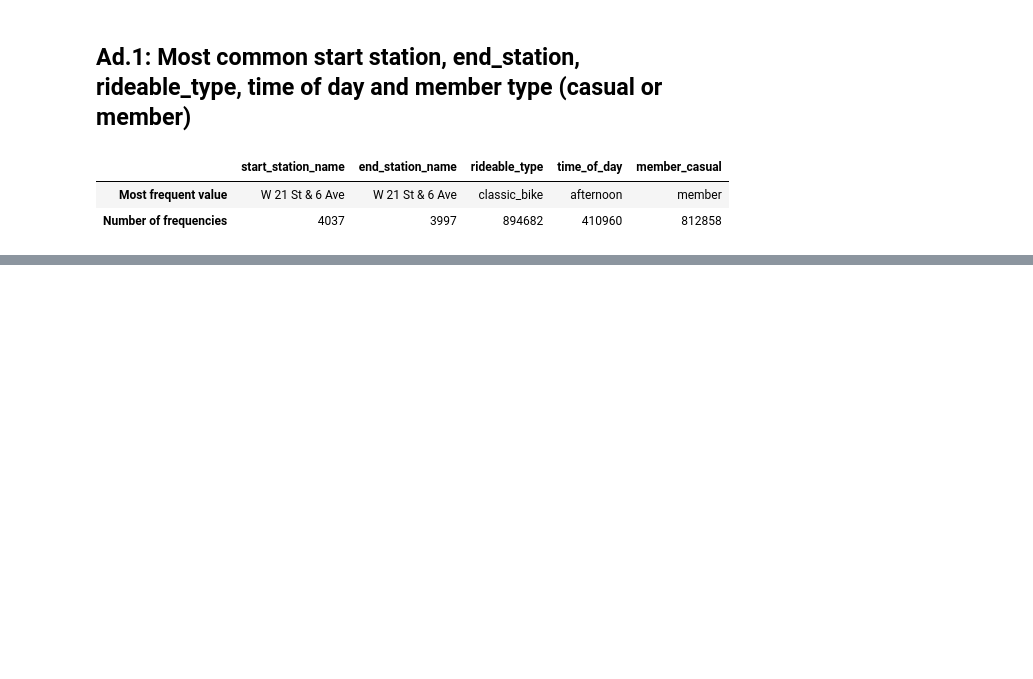
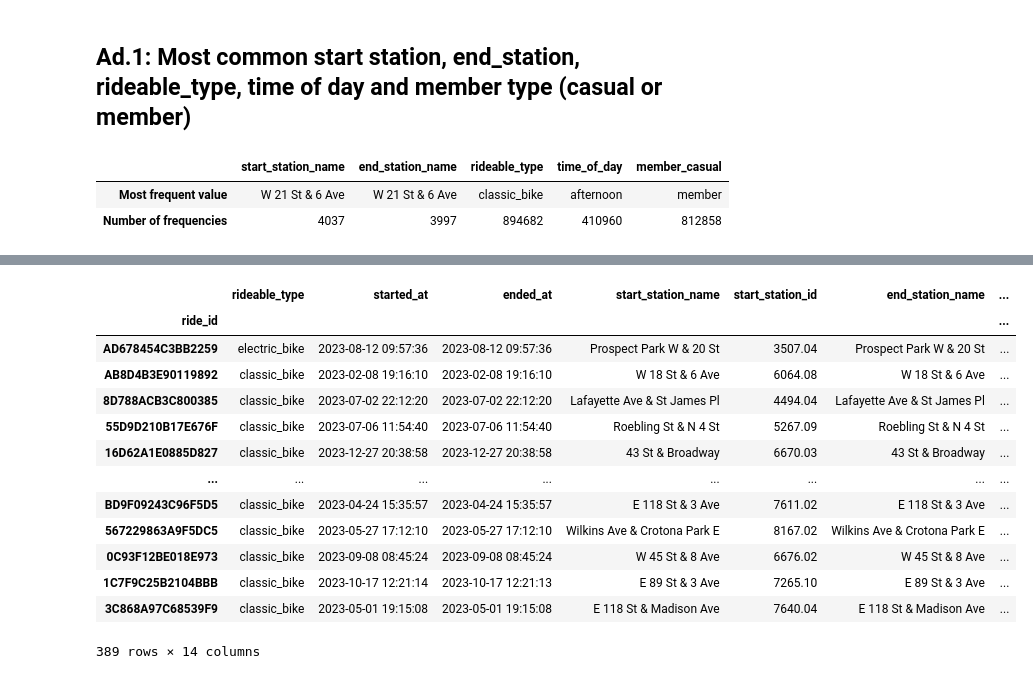
Before and after one commit to PawelG-WWA/Public_Projects, a Jupyter notebook: DataAnalysis/Citi_BikeRide/citi_bike_ride_share_analysis.ipynb, the cells around one changed output, grey strips where cells are left out. Drawn from its saved outputs; the diff is of its cells as text; code cells hidden in the pictures; blank space fills up the shorter version.

Commit message:
added some basic description for ride_duration analysis

```diff
--- a/DataAnalysis/Citi_BikeRide/citi_bike_ride_share_analysis.ipynb
+++ b/DataAnalysis/Citi_BikeRide/citi_bike_ride_share_analysis.ipynb
@@ -332,0 +347,26 @@ top_frequencies
+# %%
+# let's see how many negative durations we calculated and what may be a problem (have negative ride duation or ride duration is equal to 0)
+df_citibike[df_citibike['ride_duration[s]'] <= 0]
+
+# there are not too many negative time durations, there are only 389 such cases
+#
+# Cause of the negative time duration is clear - started_at is bigger than ended_at
+#
+# We cannot say if they should be replaced with one another or is this some other kind of error
+#
+# I will just remove such observations
+# %% [output]
+|  | rideable_type | started_at | ended_at | start_station_name | start_station_id | end_station_name | ... |
+| ride_id |  |  |  |  |  |  | ... |
+| AD678454C3BB2259 | electric_bike | 2023-08-12 09:57:36 | 2023-08-12 09:57:36 | Prospect Park W & 20 St | 3507.04 | Prospect Park W & 20 St | ... |
+| AB8D4B3E90119892 | classic_bike | 2023-02-08 19:16:10 | 2023-02-08 19:16:10 | W 18 St & 6 Ave | 6064.08 | W 18 St & 6 Ave | ... |
+| 8D788ACB3C800385 | classic_bike | 2023-07-02 22:12:20 | 2023-07-02 22:12:20 | Lafayette Ave & St James Pl | 4494.04 | Lafayette Ave & St James Pl | ... |
+| 55D9D210B17E676F | classic_bike | 2023-07-06 11:54:40 | 2023-07-06 11:54:40 | Roebling St & N 4 St | 5267.09 | Roebling St & N 4 St | ... |
+| 16D62A1E0885D827 | classic_bike | 2023-12-27 20:38:58 | 2023-12-27 20:38:58 | 43 St & Broadway | 6670.03 | 43 St & Broadway | ... |
+| ... | ... | ... | ... | ... | ... | ... | ... |
+| BD9F09243C96F5D5 | classic_bike | 2023-04-24 15:35:57 | 2023-04-24 15:35:57 | E 118 St & 3 Ave | 7611.02 | E 118 St & 3 Ave | ... |
+| 567229863A9F5DC5 | classic_bike | 2023-05-27 17:12:10 | 2023-05-27 17:12:10 | Wilkins Ave & Crotona Park E | 8167.02 | Wilkins Ave & Crotona Park E | ... |
+| 0C93F12BE018E973 | classic_bike | 2023-09-08 08:45:24 | 2023-09-08 08:45:24 | W 45 St & 8 Ave | 6676.02 | W 45 St & 8 Ave | ... |
+| 1C7F9C25B2104BBB | classic_bike | 2023-10-17 12:21:14 | 2023-10-17 12:21:13 | E 89 St & 3 Ave | 7265.10 | E 89 St & 3 Ave | ... |
+| 3C868A97C68539F9 | classic_bike | 2023-05-01 19:15:08 | 2023-05-01 19:15:08 | E 118 St & Madison Ave | 7640.04 | E 118 St & Madison Ave | ... |
+389 rows × 14 columns
```
Also changed, not shown: parts of 5 cells of this notebook, 1 other file.
